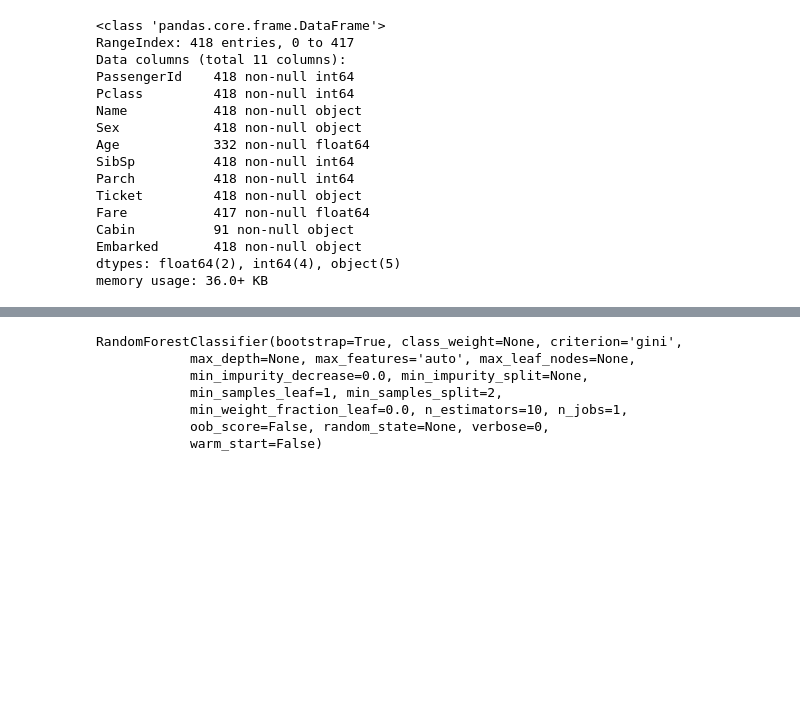
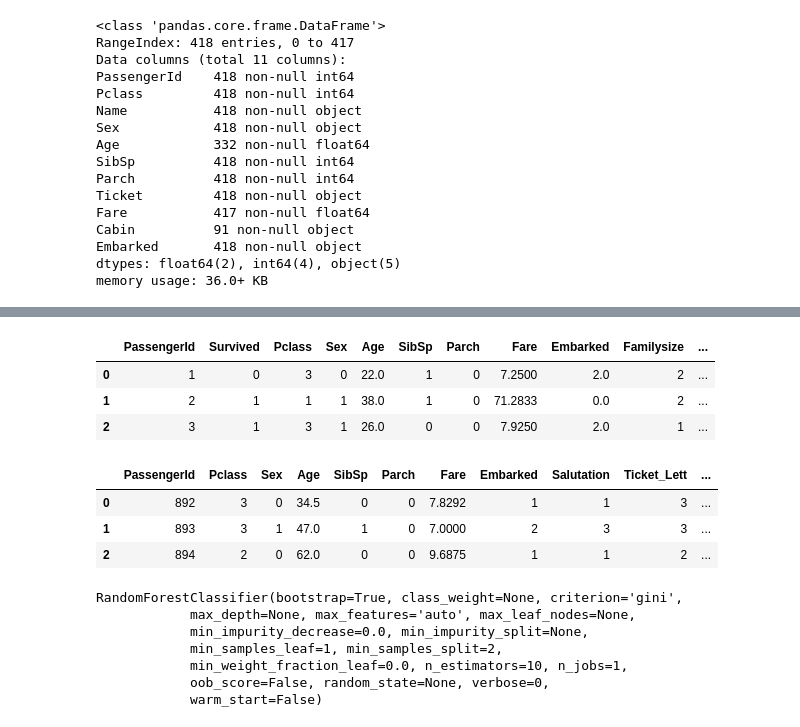
Before and after one commit to hikaruya8/kaggle, a Jupyter notebook: titanic.ipynb, the cells around one changed output, grey strips where cells are left out. Drawn from its saved outputs; the diff is of its cells as text; code cells hidden in the pictures; blank space fills up the shorter version.

```diff
--- a/titanic.ipynb
+++ b/titanic.ipynb
@@ -556,3 +519,17 @@ test.Sex =
+# %%
+train.head(3)
+# %% [output]
+|  | PassengerId | Survived | Pclass | Sex | Age | SibSp | Parch | Fare | Embarked | Familysize | ... |
+| 0 | 1 | 0 | 3 | 0 | 22.0 | 1 | 0 | 7.2500 | 2.0 | 2 | ... |
+| 1 | 2 | 1 | 1 | 1 | 38.0 | 1 | 0 | 71.2833 | 0.0 | 2 | ... |
+| 2 | 3 | 1 | 3 | 1 | 26.0 | 0 | 0 | 7.9250 | 2.0 | 1 | ... |
+# %%
+test.head(3)
+# %% [output]
+|  | PassengerId | Pclass | Sex | Age | SibSp | Parch | Fare | Embarked | Salutation | Ticket_Lett | ... |
+| 0 | 892 | 3 | 0 | 34.5 | 0 | 0 | 7.8292 | 1 | 1 | 3 | ... |
+| 1 | 893 | 3 | 1 | 47.0 | 1 | 0 | 7.0000 | 2 | 3 | 3 | ... |
+| 2 | 894 | 2 | 0 | 62.0 | 0 | 0 | 9.6875 | 1 | 1 | 2 | ... |
 # %%
 from sklearn.ensemble import RandomForestClassifier
 # %%
```
Also changed, not shown: parts of 8 cells of this notebook.
